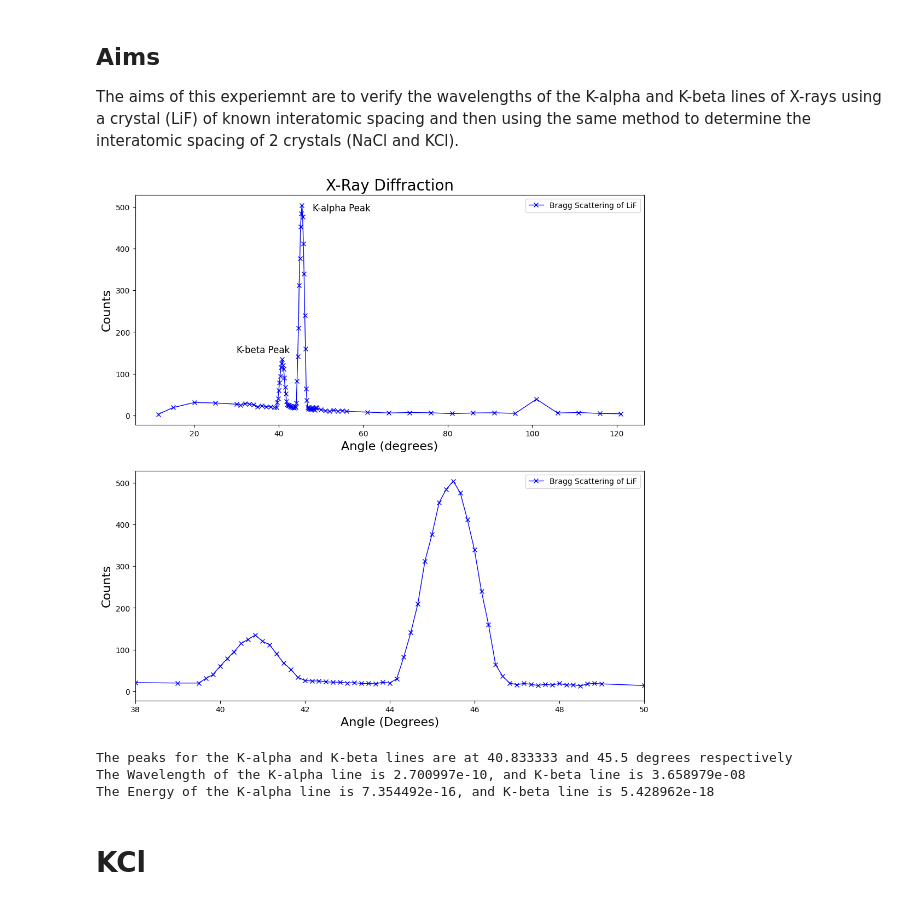
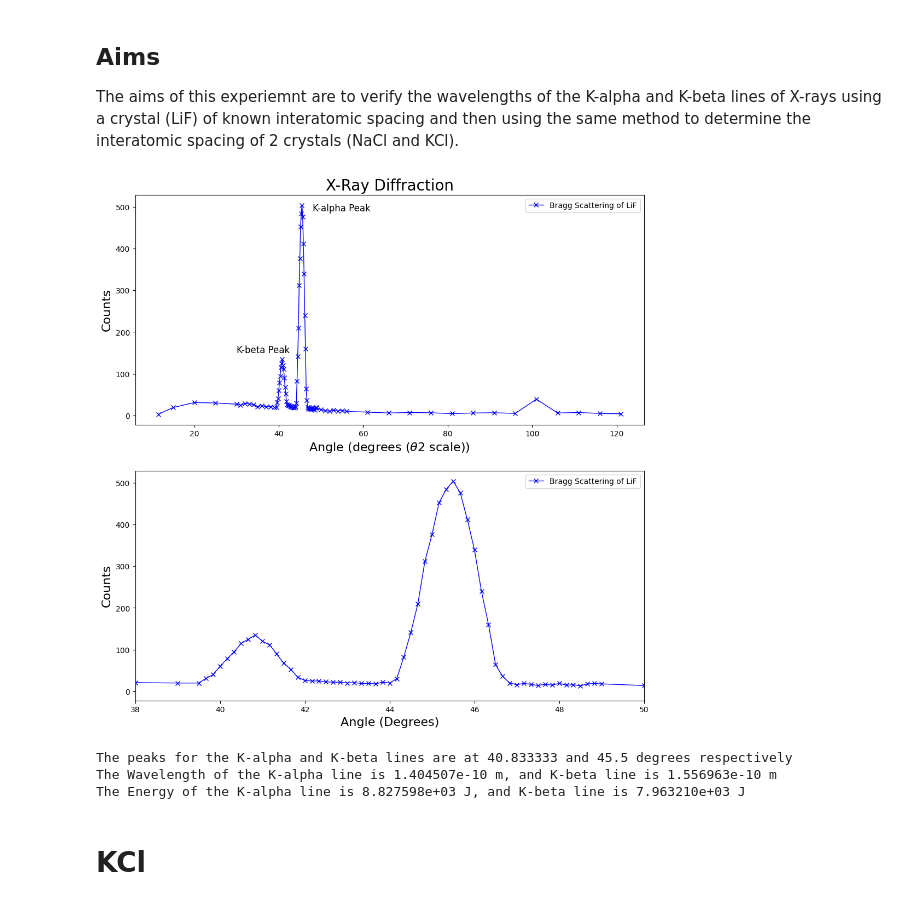
Before and after one commit to lewismcnish/Physics, a Jupyter notebook: Labs/X_ray/X_ray.ipynb, the cells around one changed output. Drawn from its saved outputs; the diff is of its cells as text; code cells hidden in the pictures.

Commit message:
got angle for LiF and fixed prelab question

```diff
--- a/Labs/X_ray/X_ray.ipynb
+++ b/Labs/X_ray/X_ray.ipynb
@@ -60,32 +60,32 @@ The aims of this experiemnt are to verify the wavelengths of the K-alpha and K-b
 # %%
 angle  = np.loadtxt('xray_data_LiF.txt', usecols=0, delimiter=',')
 counts = np.loadtxt('xray_data_LiF.txt', usecols=1, delimiter=',')
 rad = angle * np.pi / 180
 
 sorted_angle = np.sort(angle)
 sorted_counts = ([counts[np.where(angle == i)] for i in sorted_angle])
 flat_counts = [item for sublist in sorted_counts for item in sublist]
 
 plt.figure(figsize = (12,12))
 plt.subplot(2,1,1)
 plt.plot(sorted_angle, sorted_counts, marker = 'x',color = 'blue', linewidth = 1,label='Bragg Scattering of LiF')
-plt.xlabel('Angle (degrees)', fontsize=axis_size)
+plt.xlabel(r'Angle (degrees ($\theta$2 scale))', fontsize=axis_size)
 plt.ylabel('Counts', fontsize=axis_size)
 plt.title('X-Ray Diffraction', fontsize=title_size)
 plt.annotate('K-beta Peak', xy=(30, 150), fontsize=annotate_size)
 plt.annotate('K-alpha Peak', xy=(48, 490), fontsize=annotate_size)
 plt.legend()
 
 plt.subplot(2,1,2)
 plt.plot(sorted_angle, sorted_counts, marker = 'x',color = 'blue', linewidth = 1,label='Bragg Scattering of LiF')
 plt.xlabel('Angle (Degrees)', fontsize=axis_size)
 plt.xlim(38,50)
 plt.ylabel('Counts', fontsize=axis_size)
 plt.legend()
 
 plt.show()
 # %% [output]
-[figure, old version]
+[figure, new version]
 # %%
 def FWHM(x,y):
     half_max = np.max(y)/2
@@ -95,19 +95,21 @@ def FWHM(x,y):
 
 peaks_indexes,peaks = sp.signal.find_peaks(flat_counts, height=100, distance=10)
 def wavelength(d, theta,m):
-    return (2*d*np.sin(theta))/m
+    return ((2*d*np.sin(theta/2))/m)*10**(-2)
 def energy(wavelength):
-    return const.h*const.c/wavelength
+    return (const.h*const.c/wavelength)/const.e
 m=1
 angle = (sorted_angle[peaks_indexes])
+rad = (angle) * np.pi / 180
+
 
 print(f'The peaks for the K-alpha and K-beta lines are at {angle[0]} and {angle[1]} degrees respectively')
-print(f'The Wavelength of the K-alpha line is {wavelength(d,angle[0],m):2e}, and K-beta line is {wavelength(d,angle[1],m):2e}')
-print(f'The Energy of the K-alpha line is {energy(wavelength(d,angle[0],m)):2e}, and K-beta line is {energy(wavelength(d,angle[1],m)):2e}')
+print(f'The Wavelength of the K-alpha line is {wavelength(d,rad[0],m):2e} m, and K-beta line is {wavelength(d,rad[1],m):2e} m')
+print(f'The Energy of the K-alpha line is {energy(wavelength(d,rad[0],m)):2e} J, and K-beta line is {energy(wavelength(d,rad[1],m)):2e} J')
 # %% [output]
 The peaks for the K-alpha and K-beta lines are at 40.833333 and 45.5 degrees respectively
-The Wavelength of the K-alpha line is 2.700997e-10, and K-beta line is 3.658979e-08
-The Energy of the K-alpha line is 7.354492e-16, and K-beta line is 5.428962e-18
+The Wavelength of the K-alpha line is 1.404507e-10 m, and K-beta line is 1.556963e-10 m
+The Energy of the K-alpha line is 8.827598e+03 J, and K-beta line is 7.963210e+03 J
 # %% [markdown]
 # KCl
 # %%
```
Also changed, not shown: parts of 3 cells of this notebook.
